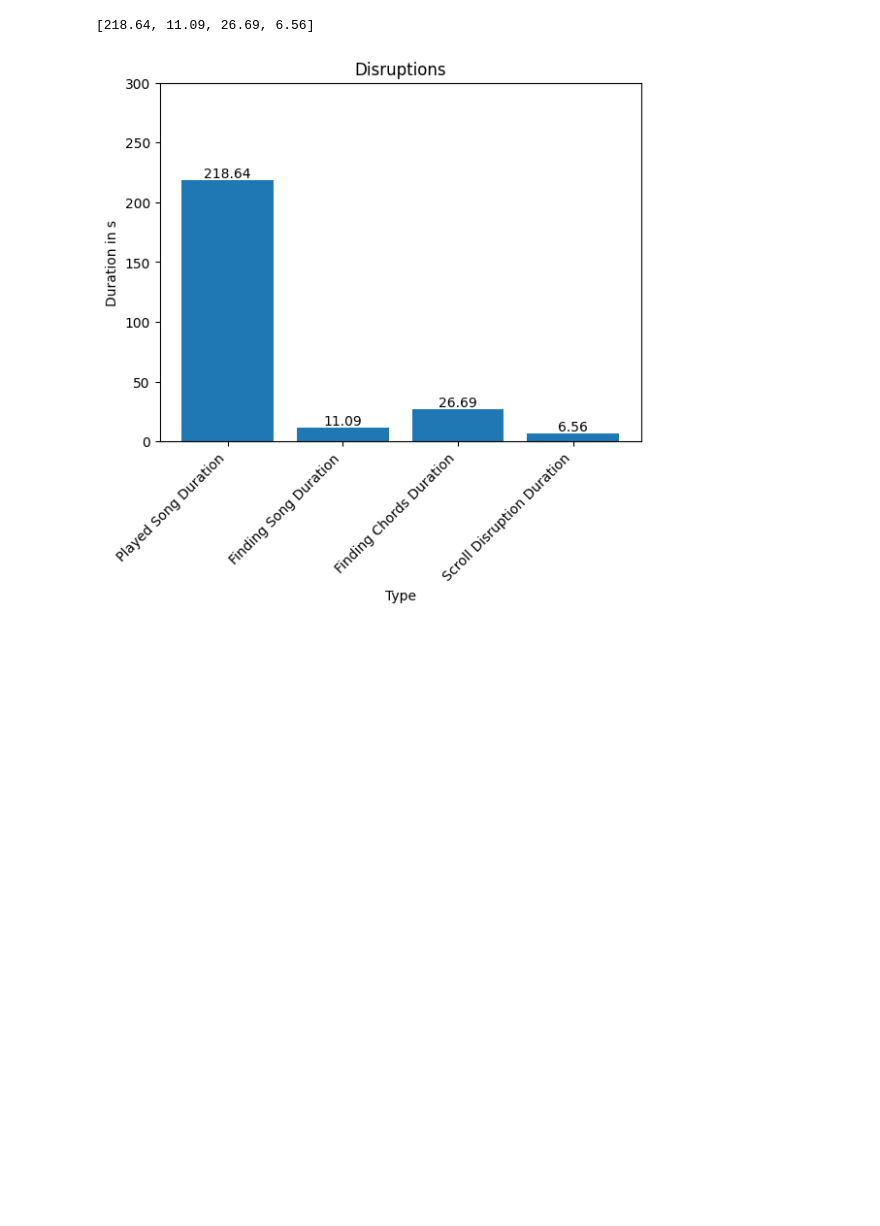
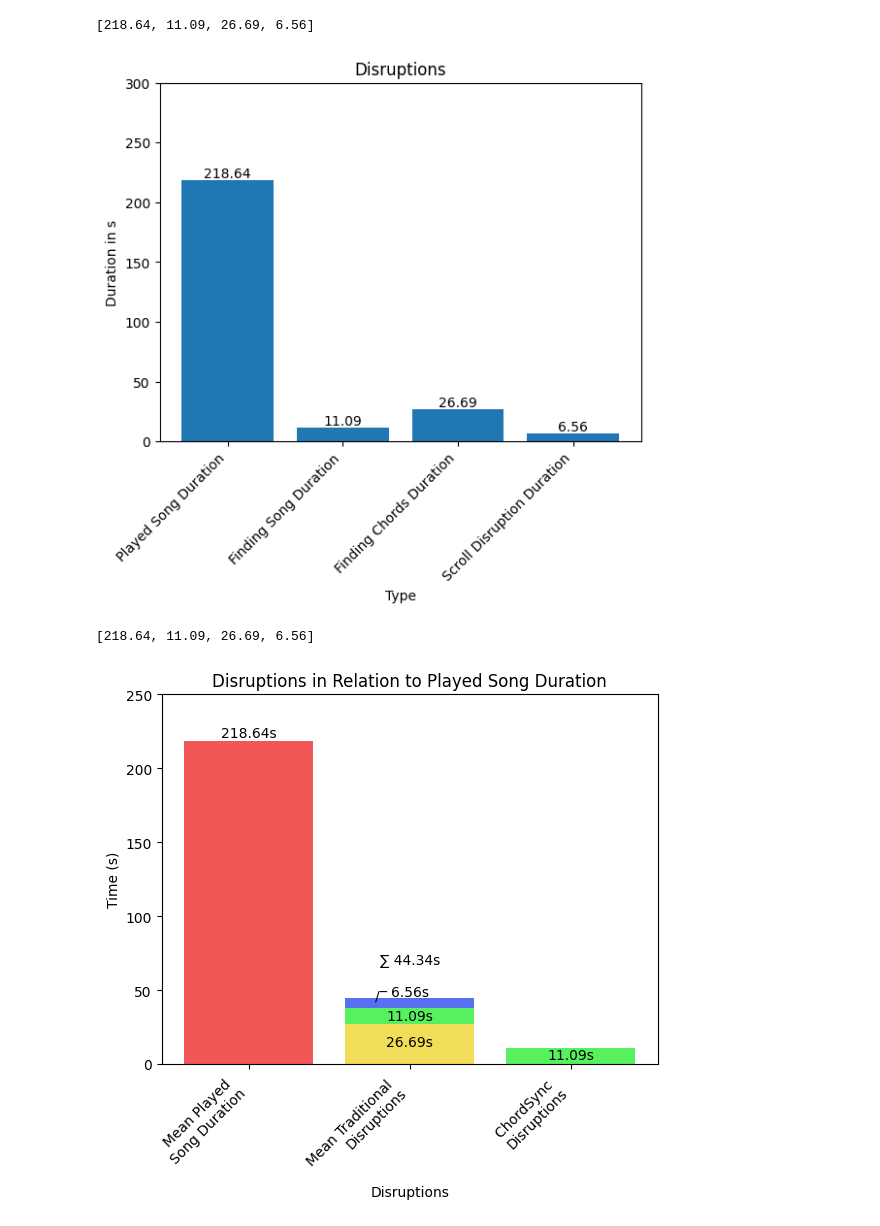
Before and after one commit to simonroedig/ChordSync_Study, a Jupyter notebook: study_analysis_task_performance.ipynb, the cells around one changed output. Cells and saved outputs as stored; diff of their text form; code cells hidden in the pictures; blank space fills up the shorter version.

Commit message:
new chart

```diff
--- a/study_analysis_task_performance.ipynb
+++ b/study_analysis_task_performance.ipynb
@@ -808,3 +808,57 @@ plot_haaa(data_label, data, "Type", "Duration in s", "Disruptions")
 # %% [output]
 [218.64, 11.09, 26.69, 6.56]
 [figure]
+# %%
+data = [round(played_song_duration_seconds_mean, 2),
+        round(all_durations_finding_song_mean, 2),
+        round(duration_find_chords_mean_no_outlier, 2),
+        round(scroll_disruptions_time_added_mean, 2)]
+print(data)
+
+played_song_duration_seconds_mean = round(played_song_duration_seconds_mean, 2)
+all_durations_finding_song_mean = round(all_durations_finding_song_mean, 2)
+duration_find_chords_mean_no_outlier = round(duration_find_chords_mean_no_outlier, 2)
+scroll_disruptions_time_added_mean = round(scroll_disruptions_time_added_mean, 2)
+
+
+x = ['Mean Played \nSong Duration', 'Mean Traditional \nDisruptions', 'ChordSync \nDisruptions']
+
+y1 = np.array([played_song_duration_seconds_mean, 0, 0])
+y2 = np.array([0, duration_find_chords_mean_no_outlier, 0])
+y3 = np.array([0, all_durations_finding_song_mean, 0])
+y4 = np.array([0, scroll_disruptions_time_added_mean, 0])
+
+y5 = np.array([0, 0, all_durations_finding_song_mean])
+
+# plot bars in stack manner
+plt.bar(x, y1, color='#f15757')
+plt.bar(x, y2, bottom=y1, color='#f1dd57')
+plt.bar(x, y3, bottom=y1+y2, color='#57f15e')
+plt.bar(x, y4, bottom=y1+y2+y3, color='#5770f1')
+
+plt.bar(x, y5, bottom=y4, color='#57f15e')
+
+plt.xlabel("Disruptions")
+plt.ylabel("Time (s)")
+plt.title("Disruptions in Relation to Played Song Duration")
+plt.xticks(rotation=45, ha="right")
+plt.ylim(0, 250)
+
+plt.text(0, played_song_duration_seconds_mean + 5, f'{played_song_duration_seconds_mean:.2f}s', ha='center', va='center', color='black')
+
+plt.text(1, duration_find_chords_mean_no_outlier - 12, f'{duration_find_chords_mean_no_outlier:.2f}s', ha='center', va='center', color='black')
+plt.text(1, all_durations_finding_song_mean + 21, f'{all_durations_finding_song_mean:.2f}s', ha='center', va='center', color='black')
+plt.text(1, scroll_disruptions_time_added_mean + 42, f'{scroll_disruptions_time_added_mean:.2f}s', ha='center', va='center', color='black')
+plt.text(0.8, scroll_disruptions_time_added_mean + 40, '/', ha='center', va='center', color='black')
+plt.text(0.83, scroll_disruptions_time_added_mean + 47, '_', ha='center', va='center', color='black')
+
+plt.text(1, 70, f'∑ {duration_find_chords_mean_no_outlier+all_durations_finding_song_mean+scroll_disruptions_time_added_mean:.2f}s', ha='center', va='center', color='black')
+
+plt.text(2, all_durations_finding_song_mean - 5, f'{all_durations_finding_song_mean:.2f}s', ha='center', va='center', color='black')
+
+
+
+plt.show()
+# %% [output]
+[218.64, 11.09, 26.69, 6.56]
+[figure, added]
```
